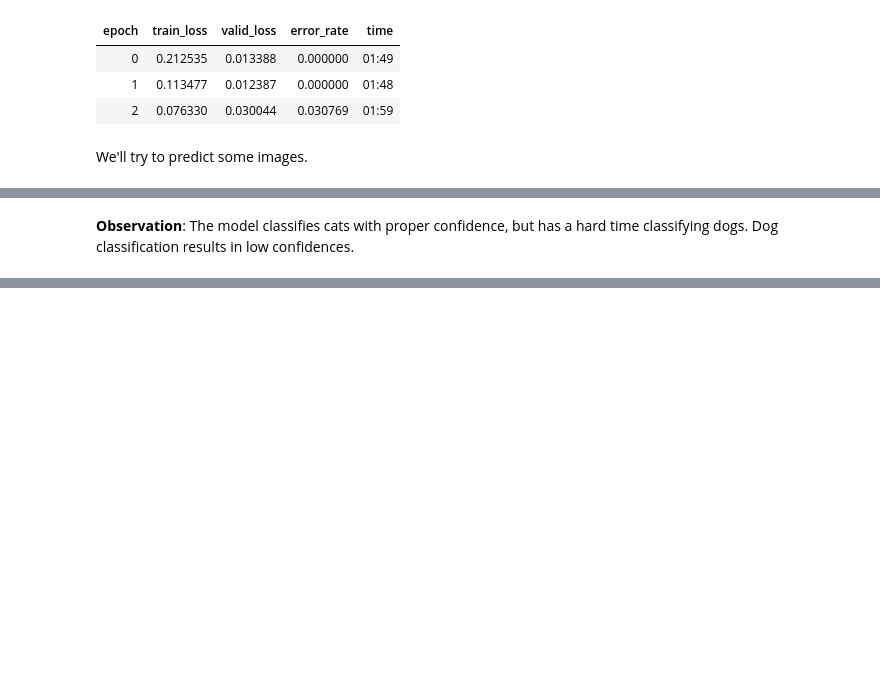
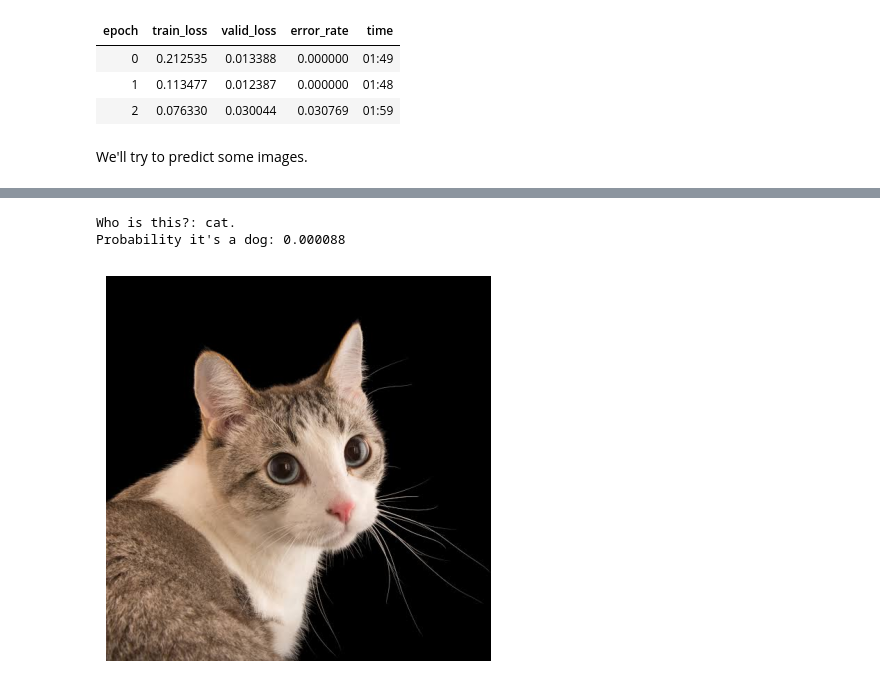
Before and after one commit to dasunpubudumal/deeplearning-repos, a Jupyter notebook: Chapter_1_Playground_Cats_vs_Dogs.ipynb, the cells around one changed output, grey strips where cells are left out. Saved outputs shown, nothing was run; the diff lists cells and outputs as text; code cells hidden in the pictures; blank space fills up the shorter version.

```diff
--- a/Chapter_1_Playground_Cats_vs_Dogs.ipynb
+++ b/Chapter_1_Playground_Cats_vs_Dogs.ipynb
@@ -117,0 +101,4 @@ Searching for 'golden retriever'
+# %%
+import ipywidgets as widgets           # line 7
+uploader = widgets.FileUpload()        # line 8
+uploader
@@ -118,4 +107,11 @@ Searching for 'golden retriever'
 # %%
-label, _, probs = learn.predict(PILImage.create('dog.jpg'))
-print(f"This is a: {label}.")
-print(f"Probability it's a dog: {probs[0]:.4f}")
+def helper():        # line 9
+
+    # plotting the image
+    img = PILImage.create(uploader.data[0])
+    img.show()
+
+    # predicting the image
+    label,_,probs = learn.predict(img)
+    print(f"Who is this?: {label}.")
+    print(f"Probability it's a dog: {probs[1].item():.6f}")
@@ -145,2 +118,3 @@ Probability it's a cat: 1.0000
-# %% [markdown]
-**Observation**: The model classifies cats with proper confidence, but has a hard time classifying dogs. Dog classification results in low confidences.
+# %%
+helper()
+# %% [output]
@@ -146,0 +122,3 @@ Probability it's a cat: 1.0000
+Who is this?: cat.
+Probability it's a dog: 0.000088
+[figure, added]
```
Also changed, not shown: parts of 6 cells of this notebook.
